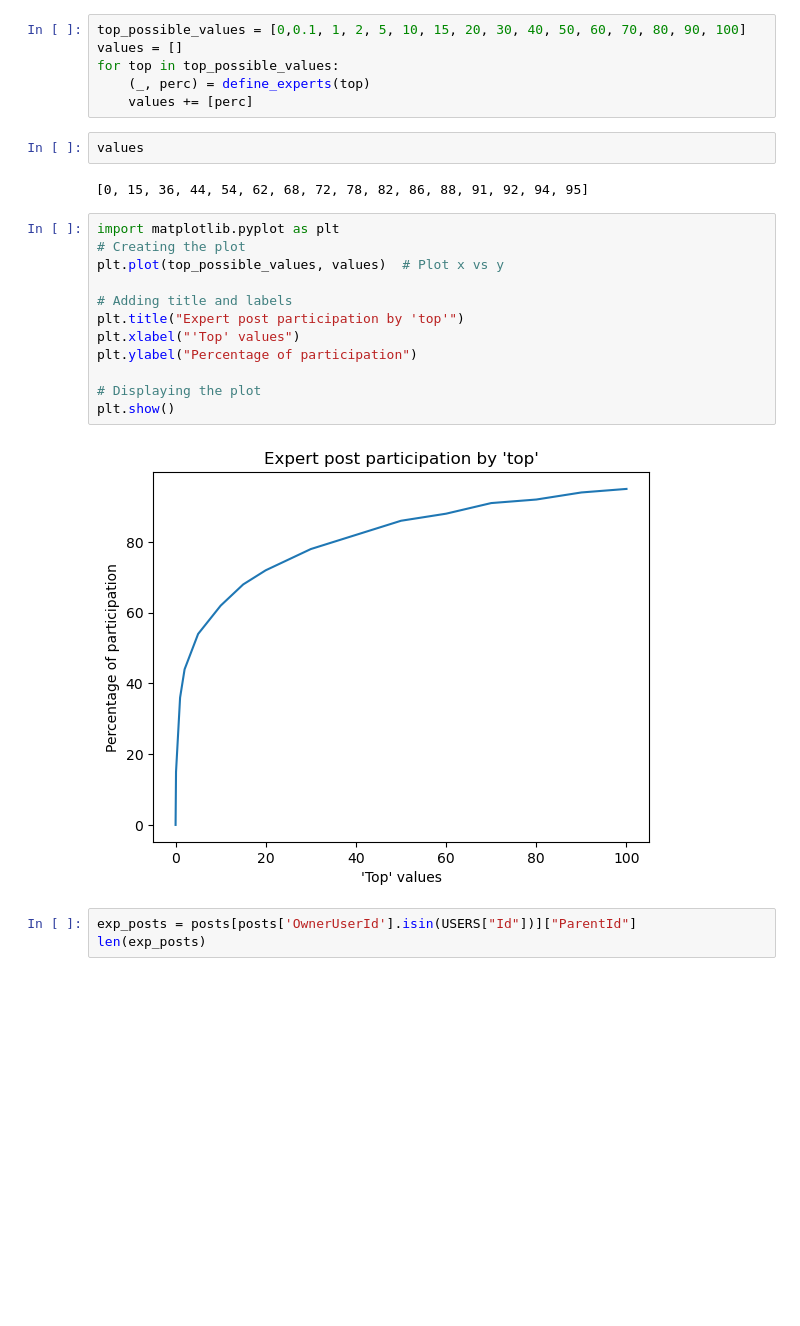
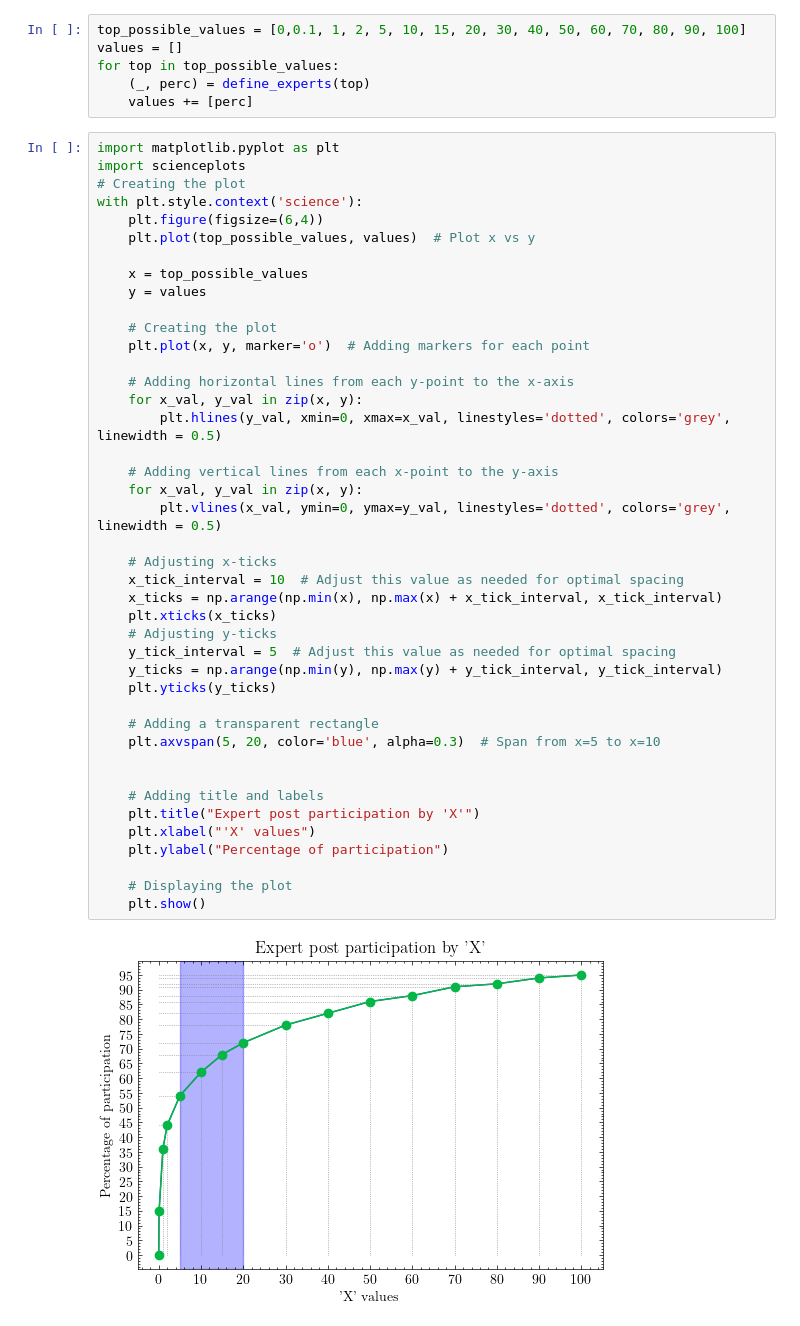
Before and after one commit to pierrehogenhaug/compToolsForDSProject, a Jupyter notebook: calculations.ipynb, the cells around one changed output. Cells and saved outputs as stored; diff of their text form; blank space fills up the shorter version.

```diff
--- a/calculations.ipynb
+++ b/calculations.ipynb
@@ -317,24 +309,47 @@ values = []
 for top in top_possible_values:
     (_, perc) = define_experts(top)
     values += [perc]
-# %%
-values
-# %% [output]
-[0, 15, 36, 44, 54, 62, 68, 72, 78, 82, 86, 88, 91, 92, 94, 95]
-# %%
-import matplotlib.pyplot as plt
-# Creating the plot
-plt.plot(top_possible_values, values)  # Plot x vs y
-
-# Adding title and labels
-plt.title("Expert post participation by 'top'")
-plt.xlabel("'Top' values")
-plt.ylabel("Percentage of participation")
-
-# Displaying the plot
-plt.show()
-# %% [output]
-[figure, removed]
-# %%
-exp_posts = posts[posts['OwnerUserId'].isin(USERS["Id"])]["ParentId"]
-len(exp_posts)
+# %%
+import matplotlib.pyplot as plt
+import scienceplots
+# Creating the plot
+with plt.style.context('science'):
+    plt.figure(figsize=(6,4))
+    plt.plot(top_possible_values, values)  # Plot x vs y
+
+    x = top_possible_values
+    y = values
+
+    # Creating the plot
+    plt.plot(x, y, marker='o')  # Adding markers for each point
+
+    # Adding horizontal lines from each y-point to the x-axis
+    for x_val, y_val in zip(x, y):
+        plt.hlines(y_val, xmin=0, xmax=x_val, linestyles='dotted', colors='grey', linewidth = 0.5)
+
+    # Adding vertical lines from each x-point to the y-axis
+    for x_val, y_val in zip(x, y):
+        plt.vlines(x_val, ymin=0, ymax=y_val, linestyles='dotted', colors='grey', linewidth = 0.5)
+
+    # Adjusting x-ticks
+    x_tick_interval = 10  # Adjust this value as needed for optimal spacing
+    x_ticks = np.arange(np.min(x), np.max(x) + x_tick_interval, x_tick_interval)
+    plt.xticks(x_ticks)
+    # Adjusting y-ticks
+    y_tick_interval = 5  # Adjust this value as needed for optimal spacing
+    y_ticks = np.arange(np.min(y), np.max(y) + y_tick_interval, y_tick_interval)
+    plt.yticks(y_ticks)
+
+    # Adding a transparent rectangle
+    plt.axvspan(5, 20, color='blue', alpha=0.3)  # Span from x=5 to x=10
+
+
+    # Adding title and labels
+    plt.title("Expert post participation by 'X'")
+    plt.xlabel("'X' values")
+    plt.ylabel("Percentage of participation")
+
+    # Displaying the plot
+    plt.show()
+# %% [output]
+[figure, added]
```
Also changed, not shown: parts of 6 cells of this notebook, 1 other file.
